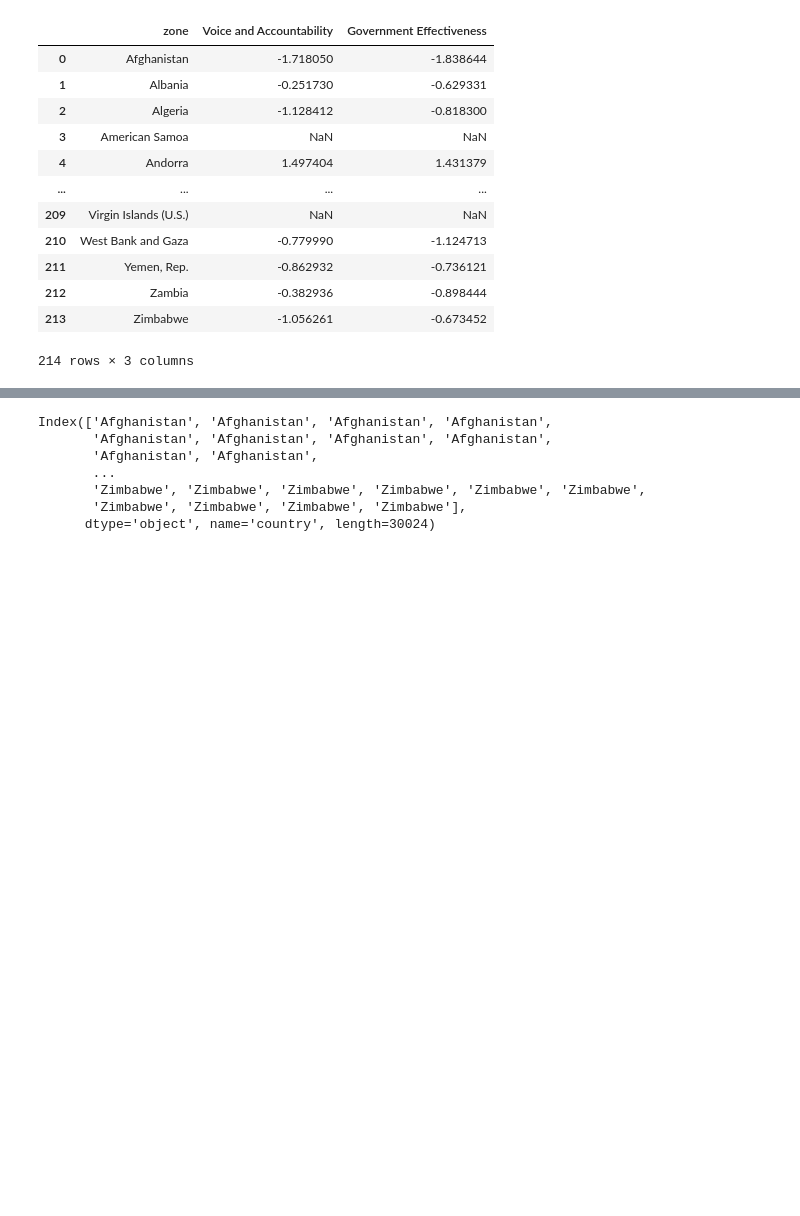
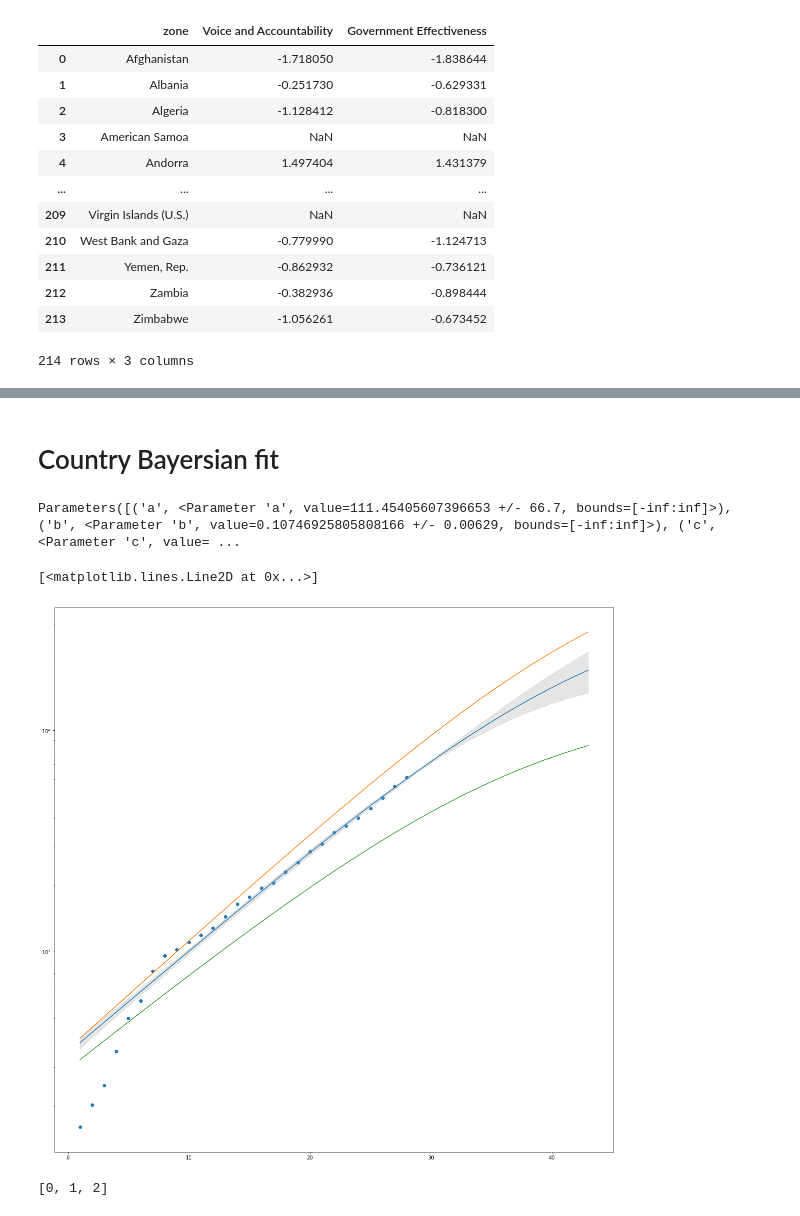
Before and after one commit to JeppeKlitgaard/COVID-19, a Jupyter notebook: COVID_data.ipynb, the cells around one changed output, grey strips where cells are left out. Cells and saved outputs as stored; diff of their text form; code cells hidden in the pictures; blank space fills up the shorter version.

```diff
--- a/COVID_data.ipynb
+++ b/COVID_data.ipynb
@@ -232,11 +202,59 @@ SyntaxError: unexpected EOF while parsing (<ipython-input-19-a912e87872c9>, line
-# %%
-ts_df.index.get_level_values(0)
-#ts_df.index.to_flat_index()
-# %% [output]
-Index(['Afghanistan', 'Afghanistan', 'Afghanistan', 'Afghanistan',
-       'Afghanistan', 'Afghanistan', 'Afghanistan', 'Afghanistan',
-       'Afghanistan', 'Afghanistan',
-       ...
-       'Zimbabwe', 'Zimbabwe', 'Zimbabwe', 'Zimbabwe', 'Zimbabwe', 'Zimbabwe',
-       'Zimbabwe', 'Zimbabwe', 'Zimbabwe', 'Zimbabwe'],
-      dtype='object', name='country', length=30024)
+# %% [markdown]
+# Country Bayersian fit
+# %%
+import lmfit
+country = 'Sweden'
+province_state = 'total'
+label = 'cases'
+regression_predict_length = 15
+log_scale = True
+
+c_df = ts_df.loc[country].query(f'province_state == "{province_state}"')
+
+rel_df = c_df.query('rel_day >= 1')
+# rel_df.plot(x='rel_day', y=label)
+
+model = LogisticModel
+params = model.make_params(a=1000, b=3, c=1000)
+result = model.fit(rel_df[label], params, x=rel_df['rel_day'])
+print(result.params)
+
+last_rel_day = rel_df['rel_day'].iloc[-1]
+regression_predict_days = np.arange(last_rel_day + 1, last_rel_day + regression_predict_length + 1)
+
+regression_range = np.append(rel_df['rel_day'].values, regression_predict_days)
+
+# result.plot()
+
+fig, ax = plt.subplots(figsize=(20, 20))
+if log_scale:
+    ax.set_yscale('log')
+
+p = result.params
+
+
+dely1 = result.eval_uncertainty(sigma=1, x=regression_range)
+dely2 = result.eval_uncertainty(sigma=2)
+dely3 = result.eval_uncertainty(sigma=3)
+
+plt.scatter(rel_df['rel_day'], rel_df[label])
+plt.plot(regression_range, model.func(regression_range, p['a'], p['b'], p['c']))
+# Plot confidence intervals
+for i in range(1, 5):
+    dely = result.eval_uncertainty(sigma=i, x=regression_range)
+    plt.fill_between(regression_range, model.func(regression_range, p['a'], p['b'], p['c']) + dely, model.func(regression_range, p['a'], p['b'], p['c']) - dely, color='#ABABAB', alpha=0.3)
+
+plt.plot(regression_range, model.func(regression_range, p['a'] + p['a'].stderr, p['b'] + p['b'].stderr, p['c'] + p['c'].stderr))
+plt.plot(regression_range, model.func(regression_range, p['a'] - p['a'].stderr,  p['b'] - p['b'].stderr, p['c'] - p['c'].stderr))
+# plt.plot(regression_range, model.func(regression_range, p['a'] + 2 * p['a'].stderr, p['b'] + 2 * p['b'].stderr, p['c'] + 2 * p['c'].stderr))
+# plt.plot(regression_range, model.func(regression_range, p['a'] - 2 * p['a'].stderr,  p['b'] - 2 *p['b'].stderr, p['c'] - 2 * p['c'].stderr))
+
+#e_result = result.emcee()
+# %% [output]
+Parameters([('a', <Parameter 'a', value=111.45405607396653 +/- 66.7, bounds=[-inf:inf]>), ('b', <Parameter 'b', value=0.10746925805808166 +/- 0.00629, bounds=[-inf:inf]>), ('c', <Parameter 'c', value= ...
+[<matplotlib.lines.Line2D at 0x...>]
+[figure, added]
+# %%
+list(range(3))
+# %% [output]
+[0, 1, 2]
```
Also changed, not shown: parts of 13 cells of this notebook, 3 other files.
